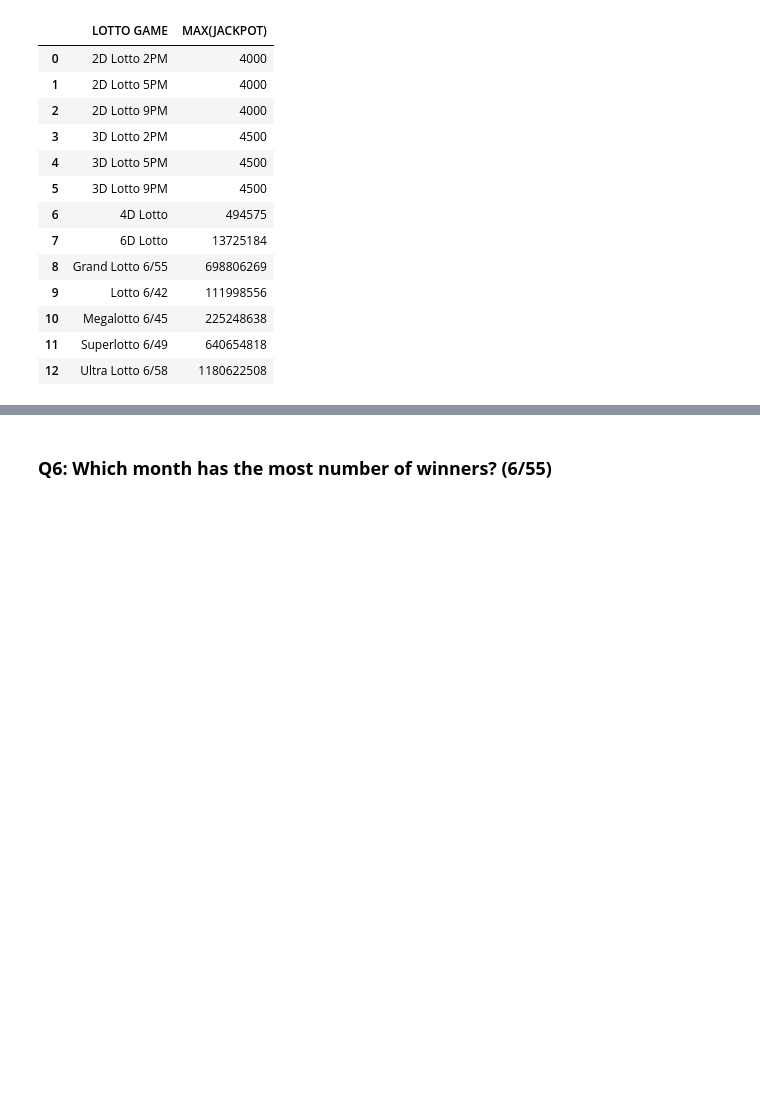
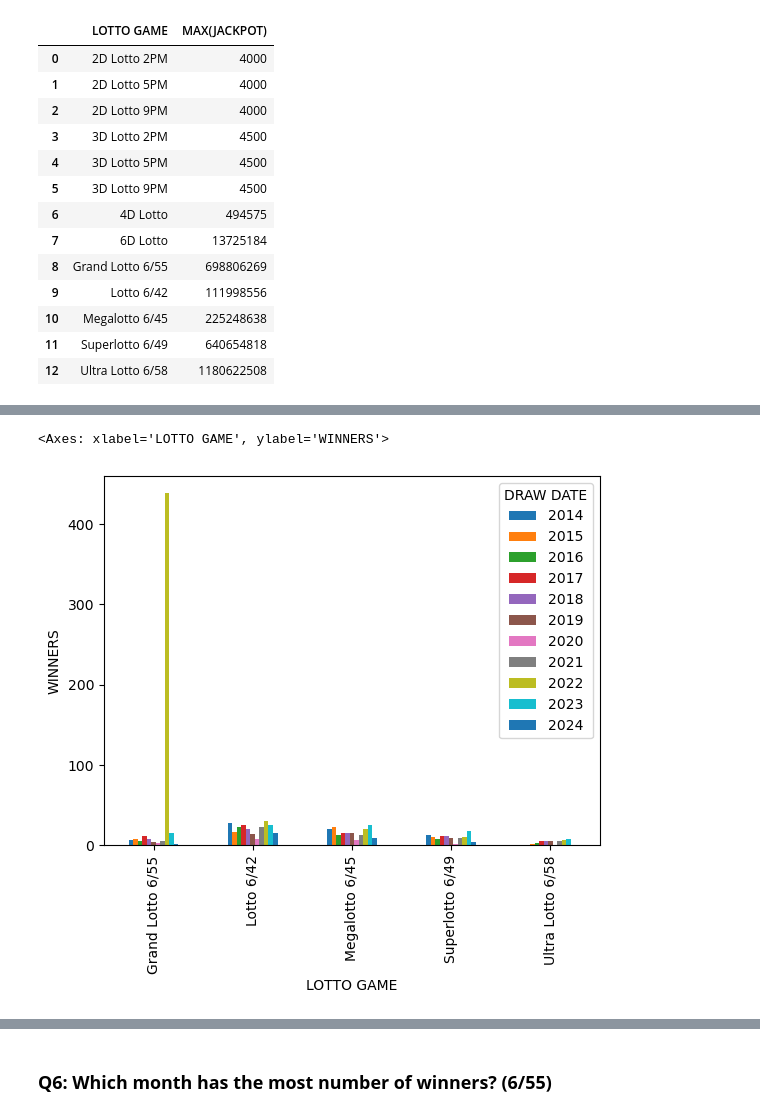
Before and after one commit to ggako/lo3, a Jupyter notebook: lo3.ipynb, the cells around one changed output, grey strips where cells are left out. Drawn from its saved outputs; the diff is of its cells as text; code cells hidden in the pictures; blank space fills up the shorter version.

```diff
--- a/lo3.ipynb
+++ b/lo3.ipynb
@@ -244,5 +251,12 @@ df1
 # %%
 # Average winning per winners
-query = """
+query = """ SELECT [LOTTO GAME], SUM(JACKPOT)/SUM(WINNERS) AS "AVERAGE PRIZE PER WINNER"
+            FROM df
+            WHERE WINNERS > 0
+            AND [LOTTO GAME] IN
+            ('Grand Lotto 6/55','Lotto 6/42','Megalotto 6/45',
+            'Superlotto 6/49','Ultra Lotto 6/58')
+            GROUP BY [LOTTO GAME]
         """
-df = ps.sqldf(query,locals())
+df1 = ps.sqldf(query,locals())
+df1
@@ -251,5 +274,6 @@ df = ps.sqldf(query,locals())
 # %%
 # Winner per year
-query = """
-        """
-df = ps.sqldf(query,locals())
+df1 = df.groupby([df["DRAW DATE"].dt.year, df['LOTTO GAME']])['WINNERS'].sum()
+# Printing all results
+with pd.option_context('display.max_rows', None, 'display.max_columns', None):
+    print(df1)
@@ -255,0 +298,15 @@ df = ps.sqldf(query,locals())
+# %%
+# Plotting data (excluding 2D/3D/4D Lotto)
+
+# Reshaping grouped data
+df2 = df1.reset_index()
+# Source: https://stackoverflow.com/questions/53811565/plotting-pandas-dataframe-from-pivot
+excludeList = ['2D Lotto 2PM', '2D Lotto 5PM', '2D Lotto 9PM', '3D Lotto 2PM', '3D Lotto 5PM', '3D Lotto 9PM', '4D Lotto', '6D Lotto']
+df2 = df2[df2['LOTTO GAME'].isin(excludeList) == False]
+df2 = df2.pivot(index='DRAW DATE', columns='LOTTO GAME', values='WINNERS')
+# df2.plot();
+
+df2.T.plot(kind='bar', ylabel='WINNERS')
+# %% [output]
+<Axes: xlabel='LOTTO GAME', ylabel='WINNERS'>
+[figure, added]
```
Also changed, not shown: parts of 14 cells of this notebook.
